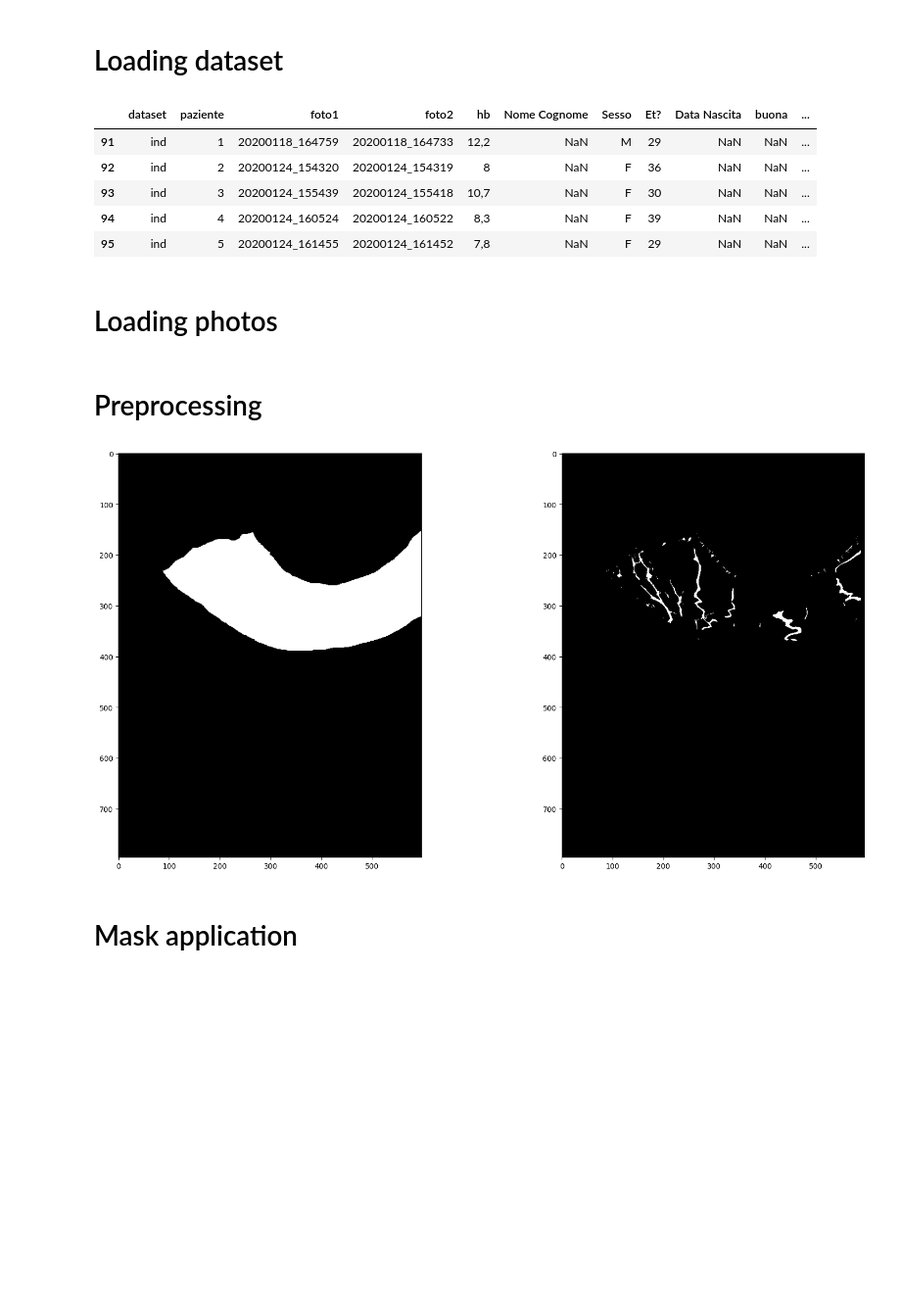
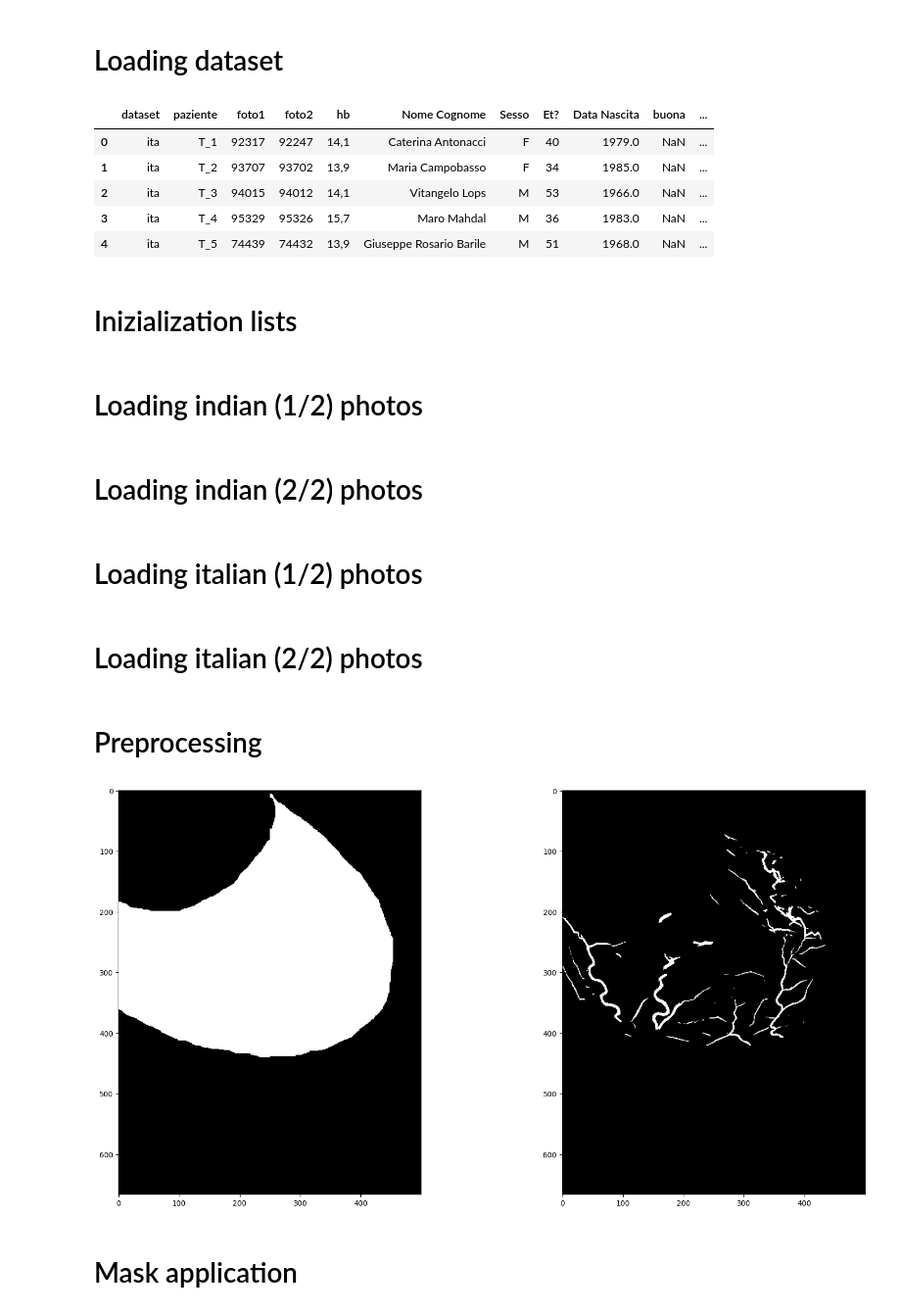
Before and after one commit to bralani/anemia-detection, a Jupyter notebook: density_evaluation.ipynb, the cells around one changed output. Shown at 98% size. Saved outputs shown, nothing was run; the diff lists cells and outputs as text; code cells hidden in the pictures; blank space fills up the shorter version.

```diff
--- a/density_evaluation.ipynb
+++ b/density_evaluation.ipynb
@@ -24,14 +27,14 @@ Requirement already satisfied: numpy>=1.21.2 in /usr/local/lib/python3.10/dist-p
 # %% [markdown]
 # Loading dataset
 # %%
-dataset_path='/content/drive/MyDrive/anemia-detection-main-modified/database_sclere/'   # modify the dataset_path to your own dir
+dataset_path='/content/drive/MyDrive/anemia-detection-main/database_sclere/'   # modify the dataset_path to your own dir
 assert dataset_path!='' and dataset_path!='/path/to/dataset/', 'Please specify the dataset_path!'
 
 # load csv file
 df = pd.read_csv(dataset_path+'hbvalue.csv', sep=';')
 
-# cut the dataset only to indian dataset
-df = df[df['dataset']=='ind']
+# cut the dataset only to ind and ita dataset
+df = df[(df['dataset']=='ind') | (df['dataset']=='ita')]
 
 # Save the emoglobina values
 df5coloumn = (df.iloc[:, 4])
@@ -41,8 +44,10 @@ emoglobina_values = np.array([float(obj.replace(',', '.')) for obj in emoglobina
 df.head()
 # %% [output]
 |  | dataset | paziente | foto1 | foto2 | hb | Nome Cognome | Sesso | Et? | Data Nascita | buona | ... |
-| 91 | ind | 1 | 20200118_164759 | 20200118_164733 | 12,2 | NaN | M | 29 | NaN | NaN | ... |
-| 92 | ind | 2 | 20200124_154320 | 20200124_154319 | 8 | NaN | F | 36 | NaN | NaN | ... |
-| 93 | ind | 3 | 20200124_155439 | 20200124_155418 | 10,7 | NaN | F | 30 | NaN | NaN | ... |
-| 94 | ind | 4 | 20200124_160524 | 20200124_160522 | 8,3 | NaN | F | 39 | NaN | NaN | ... |
-| 95 | ind | 5 | 20200124_161455 | 20200124_161452 | 7,8 | NaN | F | 29 | NaN | NaN | ... |
+| 0 | ita | T_1 | 92317 | 92247 | 14,1 | Caterina Antonacci | F | 40 | 1979.0 | NaN | ... |
+| 1 | ita | T_2 | 93707 | 93702 | 13,9 | Maria Campobasso | F | 34 | 1985.0 | NaN | ... |
+| 2 | ita | T_3 | 94015 | 94012 | 14,1 | Vitangelo Lops | M | 53 | 1966.0 | NaN | ... |
+| 3 | ita | T_4 | 95329 | 95326 | 15,7 | Maro Mahdal | M | 36 | 1983.0 | NaN | ... |
+| 4 | ita | T_5 | 74439 | 74432 | 13,9 | Giuseppe Rosario Barile | M | 51 | 1968.0 | NaN | ... |
+# %% [markdown]
+# Inizialization lists
@@ -49,2 +82,2 @@ df.head()
 # %% [markdown]
-# Loading photos
+# Loading indian (1/2) photos
@@ -51 +113,3 @@ df.head()
+# %% [markdown]
+# Loading indian (2/2) photos
 # %%
@@ -71,2 +139,4 @@ for index, row in tqdm(df.iterrows(), total=df.shape[0]):
             sclera_vessels.append(sclera_vessel)
             break
+# %% [markdown]
+# Loading italian (1/2) photos
@@ -73,41 +172,69 @@ for index, row in tqdm(df.iterrows(), total=df.shape[0]):
+# %% [markdown]
+# Loading italian (2/2) photos
+# %%
+# cicla sul dataset indiano
+for index, row in tqdm(df.iterrows(), total=df.shape[0]):
+
+    path_photos = dataset_path+'Italiano congiuntive/Dataset congiuntive italiano segmentato 2/'
+    paziente = row['paziente'] + "_"
+
+    # search folder
+    matching_folders = []
+    for folder_name in os.listdir(path_photos):
+        if folder_name.startswith(paziente) and os.path.isdir(os.path.join(path_photos, folder_name)):
+            path_single_photo = os.path.join(path_photos, folder_name)
+
+            name_photo = folder_name.split("-")[-1]
+            # load sclera
+            sclera_mask = cv2.imread(path_single_photo + "/" + name_photo + '_sclera.png')
+            sclera_masks.append(sclera_mask)
+
+
+            # load mask
+            sclera_vessel = cv2.imread(path_single_photo + "/" + name_photo + '_sclera_vessels_auto_deep.png', cv2.IMREAD_UNCHANGED)
+
+            if sclera_vessel is None:
+                sclera_vessel = cv2.imread(path_single_photo + "/" + name_photo + '_sclera_vessels_auto.png', cv2.IMREAD_UNCHANGED)
+
+            sclera_vessels.append(sclera_vessel)
+            break
 # %% [markdown]
 # Preprocessing
 # %%
 sclera_vessels_shape = sclera_vessels[0].shape
 sclera_masks_bw = []                                # array of black and white sclera
 sclera_vessels_bw = []                              # array of black and white sclera vessels
 
 # converts the sclera masks to black and white
 for index, mask in tqdm(enumerate(sclera_masks), total=len(sclera_masks)):
     # resize the mask to the sclera vessel shape
     mask = cv2.resize(mask, sclera_vessels_shape[:2][::-1])
 
     mask = cv2.cvtColor(mask, cv2.COLOR_BGR2GRAY)
 
     _, mask = cv2.threshold(mask, 2, 255, cv2.THRESH_BINARY)
 
     sclera_masks_bw.append(mask)
 
 # converts the sclera vessels to black and white
 for index, mask in tqdm(enumerate(sclera_vessels), total=len(sclera_vessels)):
     # transparence becomes black
     mask[mask[:, :, 3] == 0] = [0, 0, 0, 0]
     mask = cv2.cvtColor(mask, cv2.COLOR_BGR2GRAY)
 
     _, mask = cv2.threshold(mask, 2, 255, cv2.THRESH_BINARY)
 
     sclera_vessels_bw.append(mask)
 
 # show the sclera masks and sclera vessels
-for i in range(1):
-    plt.figure(figsize=(20, 10))
-    plt.subplot(1, 2, 1)
-    plt.imshow(sclera_masks_bw[i], cmap='gray')
-    plt.subplot(1, 2, 2)
-    plt.imshow(sclera_vessels_bw[i], cmap='gray')
-    plt.show()
+plt.figure(figsize=(20, 10))
+plt.subplot(1, 2, 1)
+plt.imshow(sclera_masks_bw[1], cmap='gray')
+plt.subplot(1, 2, 2)
+plt.imshow(sclera_vessels_bw[1], cmap='gray')
+plt.show()
 # %% [output]
-[figure, old version]
+[figure, new version]
 # %% [markdown]
 # Mask application
 # %%
```
Also changed, not shown: parts of 53 cells of this notebook.
